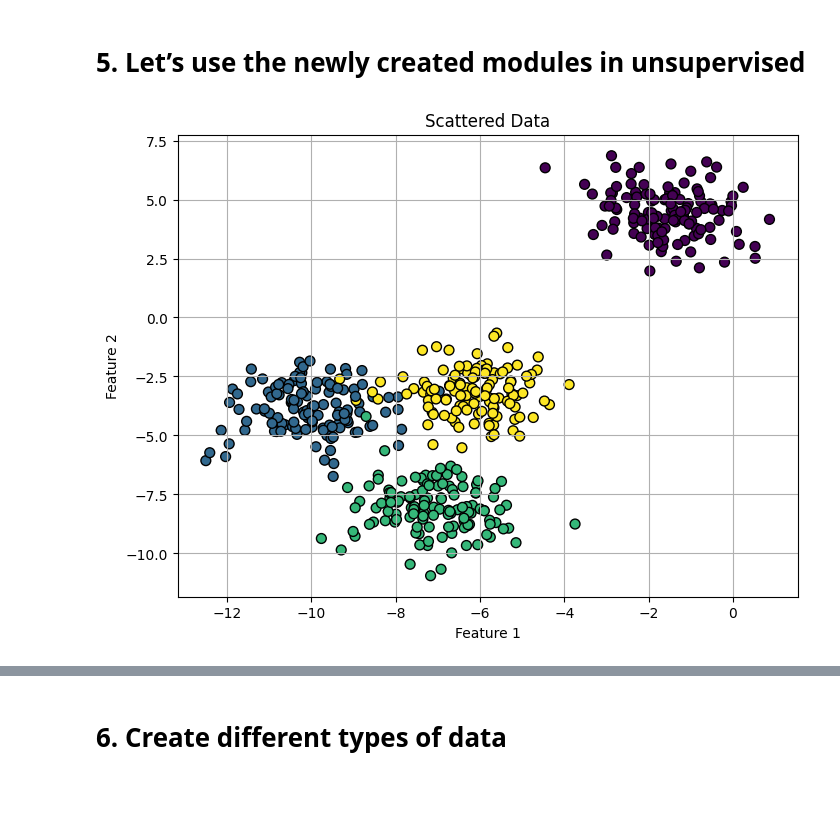
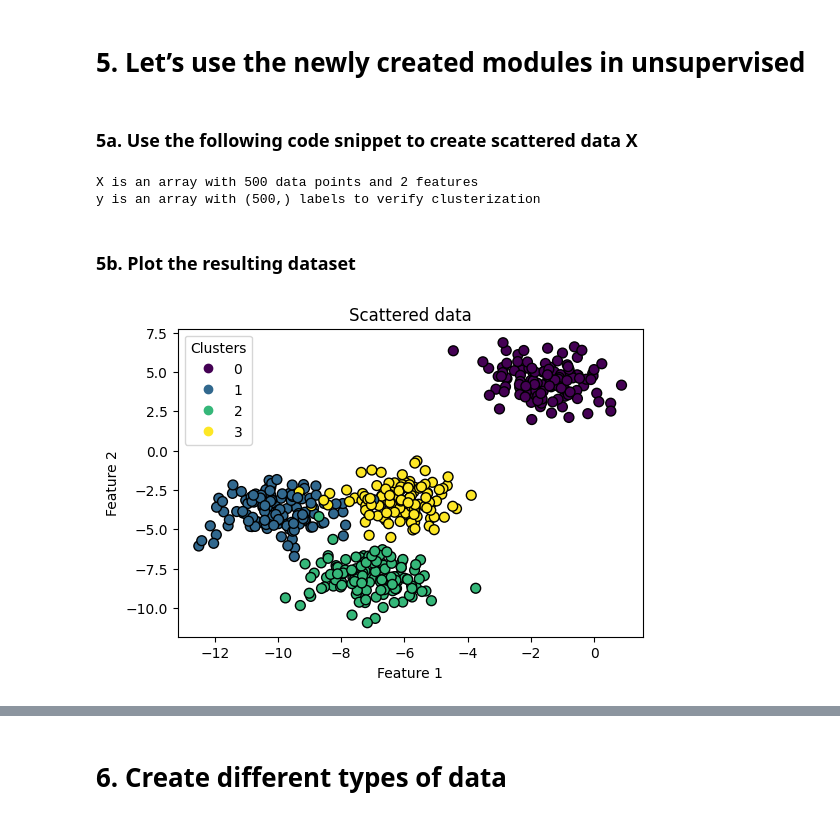
Before and after one commit to melissaortegaa/machine_learning_2, a Jupyter notebook: ML2/clustering.ipynb, the cells around one changed output, grey strips where cells are left out. Cells and saved outputs as stored; diff of their text form; code cells hidden in the pictures; blank space fills up the shorter version.

Commit message:
thursday commit lab2 clustering

```diff
--- a/ML2/clustering.ipynb
+++ b/ML2/clustering.ipynb
@@ -130,3 +238,5 @@ Clusters: [0. 1. 1. 3. 0. 0. 0.]
 # %% [markdown]
 # 5. Let’s use the newly created modules in unsupervised
+# %% [markdown]
+### 5a. Use the following code snippet to create scattered data X
 # %%
@@ -142,12 +252,22 @@ X, y = make_blobs(
 )
+# %%
+# Data description
+print(f"X is an array with {X.shape[0]} data points and {X.shape[1]} features")
+print(f"y is an array with {y.shape} labels to verify clusterization")
+# %% [output]
+X is an array with 500 data points and 2 features
+y is an array with (500,) labels to verify clusterization
+# %% [markdown]
+### 5b. Plot the resulting dataset
 # %%
-# Tramar el conjunto de datos
-plt.figure(figsize=(8, 6))
-plt.scatter(X[:, 0], X[:, 1], c=y, cmap='viridis', s=50, edgecolors='k')
-plt.title('Scattered Data')
+# Dataset plotting
+plt.figure(figsize=(6, 4))
+scatter = plt.scatter(X[:, 0], X[:, 1], c=y, cmap='viridis', s=50, edgecolors='k')
+plt.title('Scattered data')
 plt.xlabel('Feature 1')
 plt.ylabel('Feature 2')
-plt.grid(True)
+plt.grid(False)
+plt.legend(*scatter.legend_elements(), title="Clusters")
 plt.show()
 # %% [output]
-[figure, old version]
+[figure, new version]
```
Also changed, not shown: parts of 35 cells of this notebook, 2 other files.
